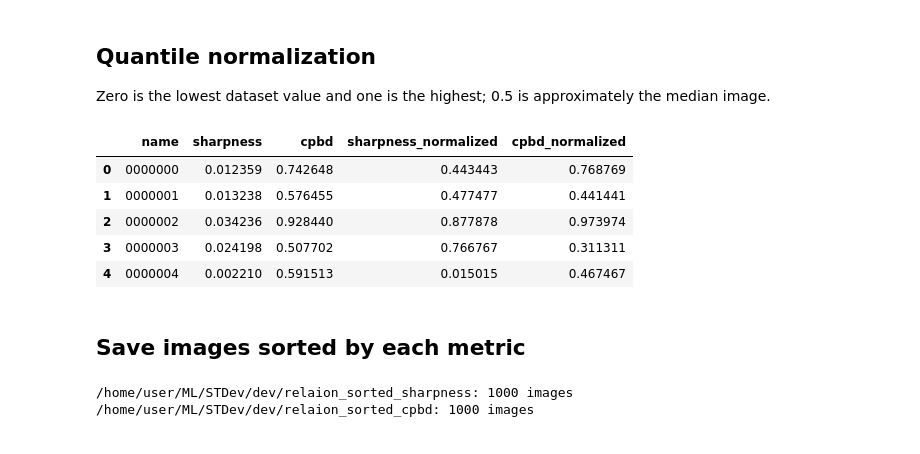
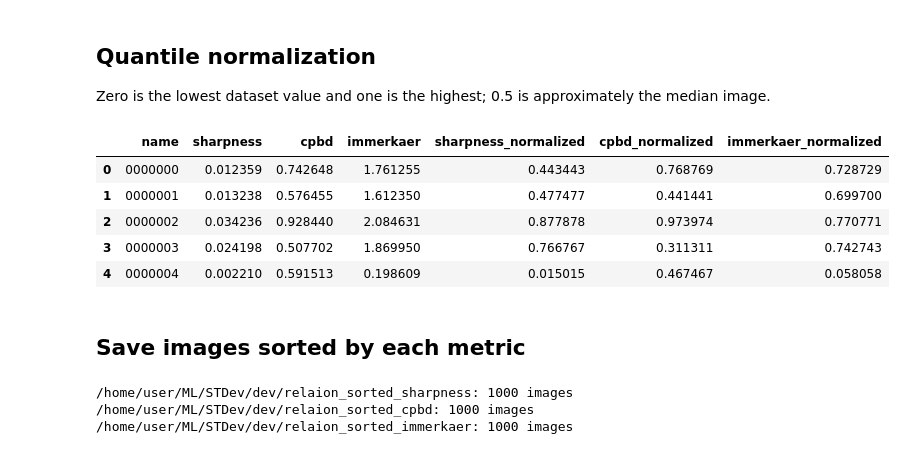
Before and after one commit to tensorforger/STDev, a Jupyter notebook: notebooks/relaion_sharpness_metrics.ipynb, the cells around one changed output. Drawn from its saved outputs; the diff is of its cells as text; code cells hidden in the pictures.

```diff
--- a/notebooks/relaion_sharpness_metrics.ipynb
+++ b/notebooks/relaion_sharpness_metrics.ipynb
@@ -17,5 +20,7 @@ to the resized PNGs, named `<position>_<normalized value>.png`.
 # %%
+import itertools
 import multiprocessing
+import time
 from concurrent.futures import ProcessPoolExecutor
 from pathlib import Path
 
@@ -33,6 +38,7 @@ DATASET_DIRECTORY = REPOSITORY_ROOT / "datasets" / "relaion_high_resolution_subs
 RESIZED_DIRECTORY = REPOSITORY_ROOT / "dev" / "relaion_high_resolution_subset_1024"
 SHARPNESS_SORTED_DIRECTORY = REPOSITORY_ROOT / "dev" / "relaion_sorted_sharpness"
 CPBD_SORTED_DIRECTORY = REPOSITORY_ROOT / "dev" / "relaion_sorted_cpbd"
+IMMERKAER_SORTED_DIRECTORY = REPOSITORY_ROOT / "dev" / "relaion_sorted_immerkaer"
 METRICS_TABLE_PATH = REPOSITORY_ROOT / "dev" / "relaion_sharpness_metrics.csv"
 IMAGE_EXTENSIONS = {".jpg", ".jpeg", ".png", ".webp"}
 NUM_WORKERS = 8
@@ -40,11 +46,13 @@ NUM_WORKERS = 8
 IMAGE_SIZE = 1024
 HIGH_PASS_SIGMA = 1.0
 MINIMAL_CONTRAST = 0.05
-METRIC_NAMES = ("sharpness", "cpbd")
+METRIC_NAMES = ("sharpness", "cpbd", "immerkaer")
 SORTED_DIRECTORIES = {
     "sharpness": SHARPNESS_SORTED_DIRECTORY,
     "cpbd": CPBD_SORTED_DIRECTORY,
+    "immerkaer": IMMERKAER_SORTED_DIRECTORY,
 }
+IMMERKAER_KERNEL = np.array([[1, -2, 1], [-2, 4, -2], [1, -2, 1]], dtype=np.float64)
 # %%
 def compute_simplified_sharpness(image: np.ndarray) -> float:
     """
@@ -121,7 +156,7 @@ libpng warning: eXIf: duplicate
 # %% [markdown]
 ## Raw distributions
 # %%
-figure, axes = plt.subplots(1, 2, figsize=(12, 4))
+figure, axes = plt.subplots(1, len(METRIC_NAMES), figsize=(5 * len(METRIC_NAMES), 4))
 for axis, metric_name in zip(axes, METRIC_NAMES):
     values = metrics_table[metric_name].dropna()
     axis.hist(values, bins=50, color="#4C72B0")
@@ -156,17 +197,17 @@ Zero is the lowest dataset value and one is the highest; 0.5 is approximately th
 # %%
 for metric_name in METRIC_NAMES:
     ranks = metrics_table[metric_name].rank(method="average")
     metrics_table[f"{metric_name}_normalized"] = (ranks - 1.0) / (ranks.count() - 1.0)
 
 metrics_table.to_csv(METRICS_TABLE_PATH, index=False)
-metrics_table[["name", *METRIC_NAMES, "sharpness_normalized", "cpbd_normalized"]].head()
+metrics_table[["name", *METRIC_NAMES, *[f"{name}_normalized" for name in METRIC_NAMES]]].head()
 # %% [output]
-|  | name | sharpness | cpbd | sharpness_normalized | cpbd_normalized |
-| 0 | 0000000 | 0.012359 | 0.742648 | 0.443443 | 0.768769 |
-| 1 | 0000001 | 0.013238 | 0.576455 | 0.477477 | 0.441441 |
-| 2 | 0000002 | 0.034236 | 0.928440 | 0.877878 | 0.973974 |
-| 3 | 0000003 | 0.024198 | 0.507702 | 0.766767 | 0.311311 |
-| 4 | 0000004 | 0.002210 | 0.591513 | 0.015015 | 0.467467 |
+|  | name | sharpness | cpbd | immerkaer | sharpness_normalized | cpbd_normalized | immerkaer_normalized |
+| 0 | 0000000 | 0.012359 | 0.742648 | 1.761255 | 0.443443 | 0.768769 | 0.728729 |
+| 1 | 0000001 | 0.013238 | 0.576455 | 1.612350 | 0.477477 | 0.441441 | 0.699700 |
+| 2 | 0000002 | 0.034236 | 0.928440 | 2.084631 | 0.877878 | 0.973974 | 0.770771 |
+| 3 | 0000003 | 0.024198 | 0.507702 | 1.869950 | 0.766767 | 0.311311 | 0.742743 |
+| 4 | 0000004 | 0.002210 | 0.591513 | 0.198609 | 0.015015 | 0.467467 | 0.058058 |
 # %% [markdown]
 ## Save images sorted by each metric
 # %%
@@ -183,3 +224,4 @@ for metric_name, sorted_directory in SORTED_DIRECTORIES.items():
 # %% [output]
 /home/user/ML/STDev/dev/relaion_sorted_sharpness: 1000 images
 /home/user/ML/STDev/dev/relaion_sorted_cpbd: 1000 images
+/home/user/ML/STDev/dev/relaion_sorted_immerkaer: 1000 images
```
Also changed, not shown: parts of 6 cells of this notebook, 13 other files.
